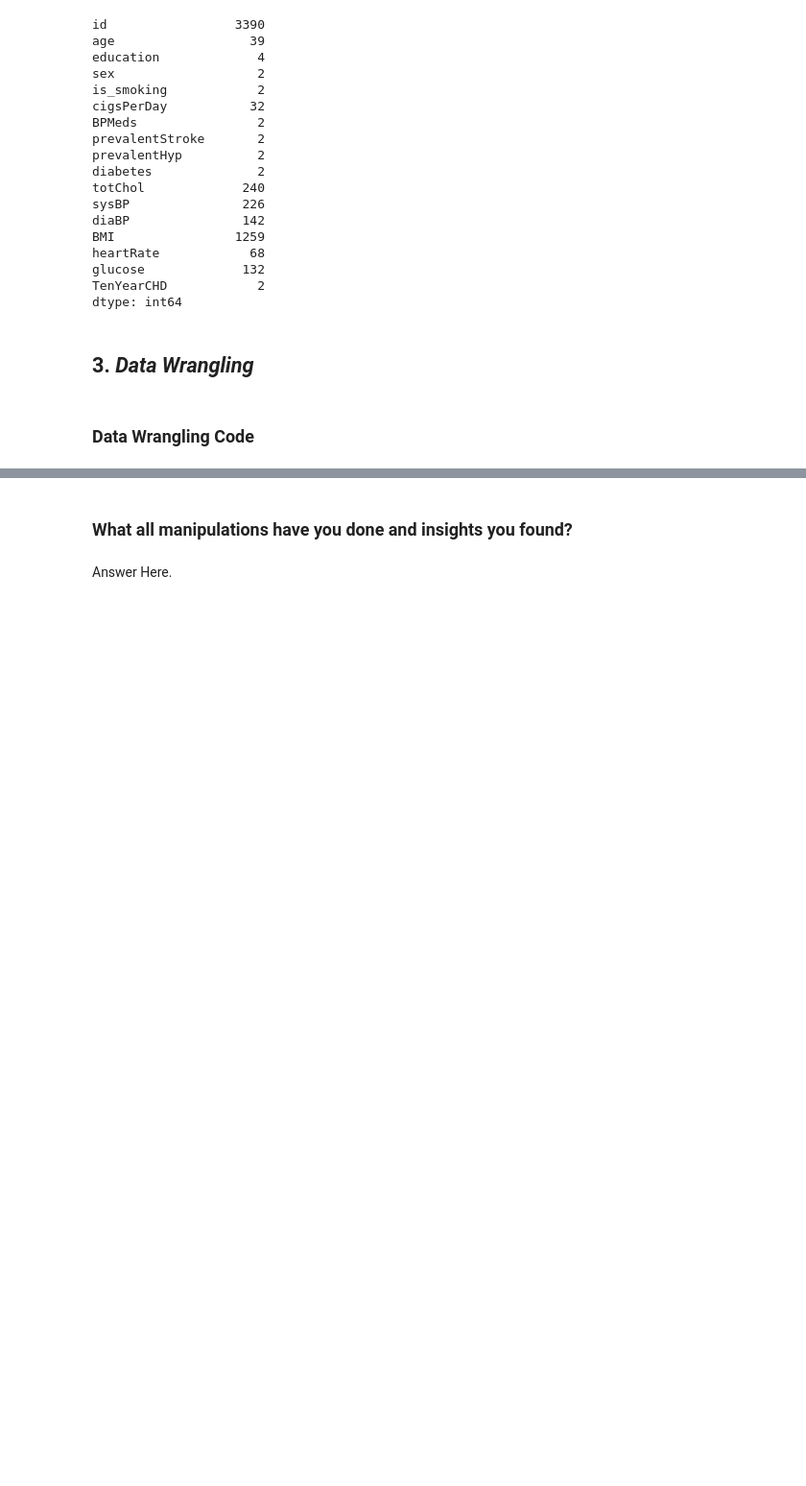
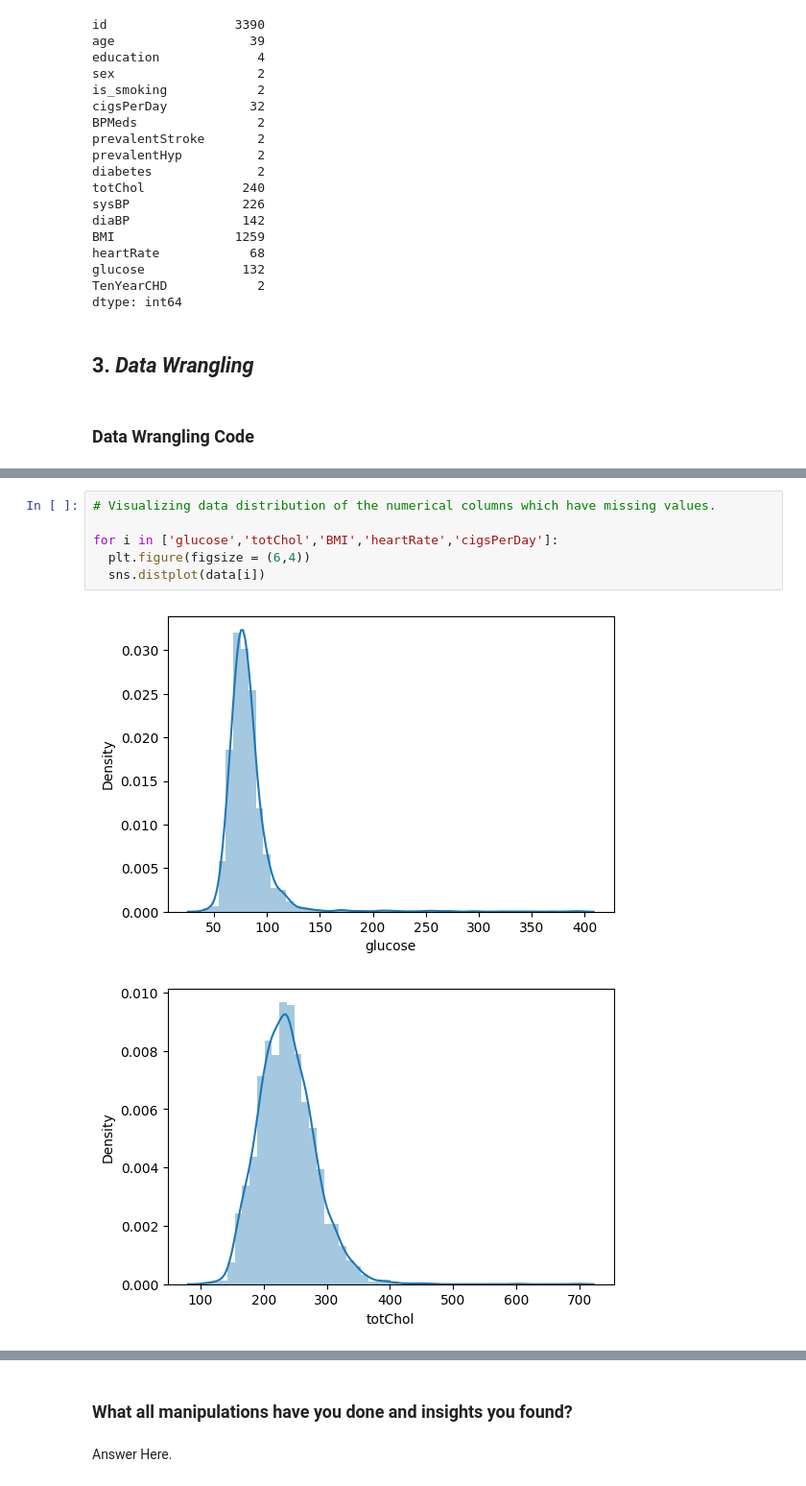
Before and after one commit to sonu9479/Cardiovascular-risk-prediction-classification-project, a Jupyter notebook: Cardiovascular_risk_prediction_classification.ipynb, the cells around one changed output, grey strips where cells are left out. Shown at 96% size. Cells and saved outputs as stored; diff of their text form; blank space fills up the shorter version.

```diff
--- a/Cardiovascular_risk_prediction_classification.ipynb
+++ b/Cardiovascular_risk_prediction_classification.ipynb
@@ -299,0 +347,9 @@ data.glucose.isna().sum().sum()/data.shape[0]
+# %%
+# Visualizing data distribution of the numerical columns which have missing values.
+
+for i in ['glucose','totChol','BMI','heartRate','cigsPerDay']:
+  plt.figure(figsize = (6,4))
+  sns.distplot(data[i])
+# %% [output]
+[figure, added]
+[figure, added]
```
Also changed, not shown: parts of 101 cells of this notebook.
